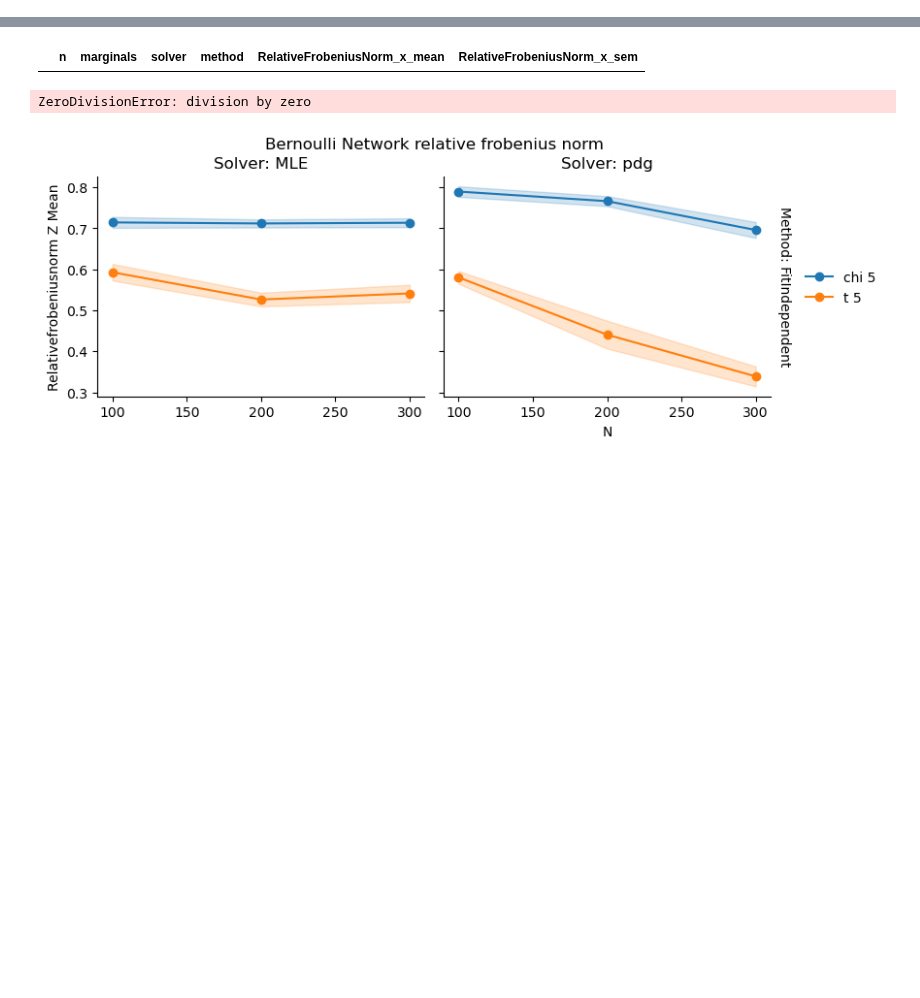
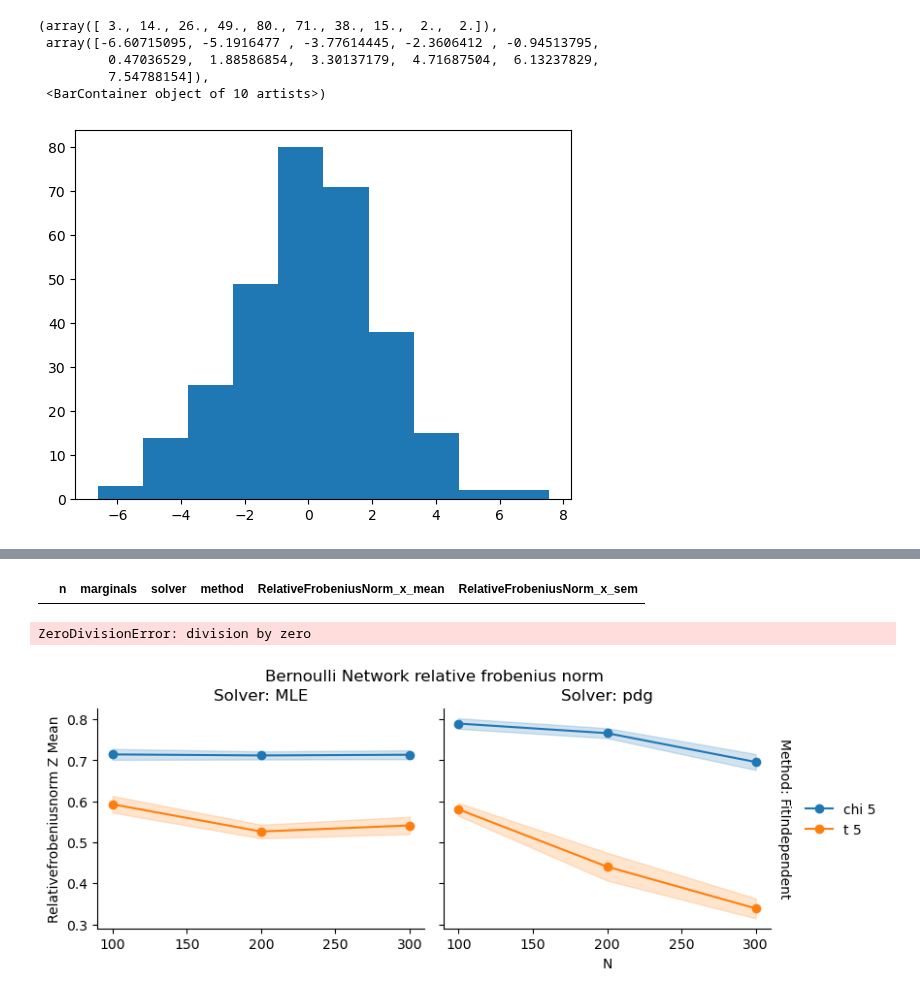
Before and after one commit to lorenzo-costa/testing-network-independence, a Jupyter notebook: notebooks/new_setup.ipynb, the cells around one changed output, grey strips where cells are left out. Drawn from its saved outputs; the diff is of its cells as text; code cells hidden in the pictures; blank space fills up the shorter version.

```diff
--- a/notebooks/new_setup.ipynb
+++ b/notebooks/new_setup.ipynb
@@ -63 +63,10 @@ plt.hist((data['Z']).flatten())
+# %%
+plt.hist(data['Z'].sum(axis=1))
+# %% [output]
+(array([ 3., 14., 26., 49., 80., 71., 38., 15.,  2.,  2.]),
+ array([-6.60715095, -5.1916477 , -3.77614445, -2.3606412 , -0.94513795,
+         0.47036529,  1.88586854,  3.30137179,  4.71687504,  6.13237829,
+         7.54788154]),
+ <BarContainer object of 10 artists>)
+[figure, added]
 # %%
```
Also changed, not shown: parts of 12 cells of this notebook, 3 other files.
